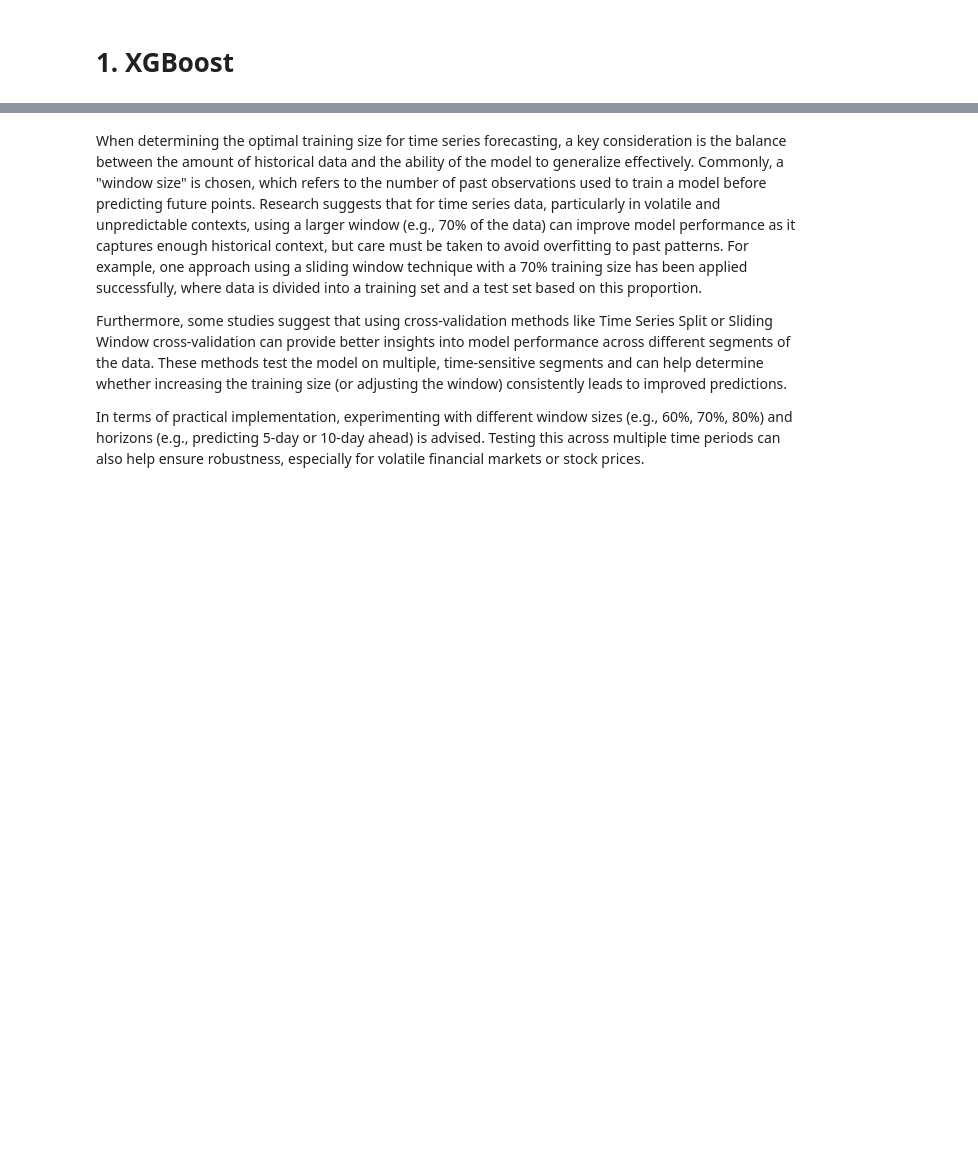
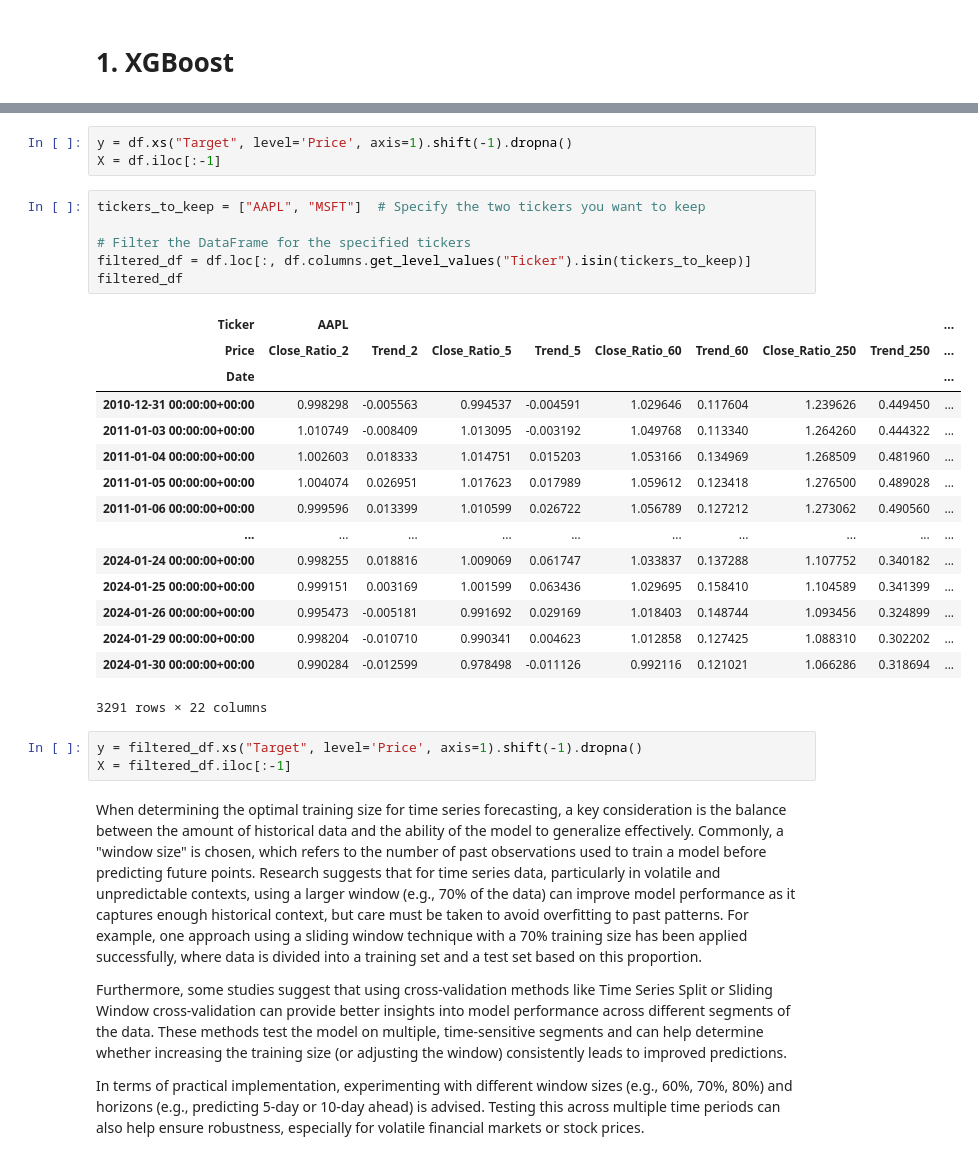
Before and after one commit to PsuperX/stocks-prediction-labia, a Jupyter notebook: notebooks/pred_not_deep.ipynb, the cells around one changed output, grey strips where cells are left out. Drawn from its saved outputs; the diff is of its cells as text; blank space fills up the shorter version.

Commit message:
test on 2 tickers, because time

```diff
--- a/notebooks/pred_not_deep.ipynb
+++ b/notebooks/pred_not_deep.ipynb
@@ -28,3 +30,31 @@ df.xs("HAL", level='Ticker', axis=1)
+# %%
+y = df.xs("Target", level='Price', axis=1).shift(-1).dropna()
+X = df.iloc[:-1]
+# %%
+tickers_to_keep = ["AAPL", "MSFT"]  # Specify the two tickers you want to keep
+
+# Filter the DataFrame for the specified tickers
+filtered_df = df.loc[:, df.columns.get_level_values("Ticker").isin(tickers_to_keep)]
+filtered_df
+# %% [output]
+| Ticker | AAPL |  |  |  |  |  |  |  | ... |
+| Price | Close_Ratio_2 | Trend_2 | Close_Ratio_5 | Trend_5 | Close_Ratio_60 | Trend_60 | Close_Ratio_250 | Trend_250 | ... |
+| Date |  |  |  |  |  |  |  |  | ... |
+| 2010-12-31 00:00:00+00:00 | 0.998298 | -0.005563 | 0.994537 | -0.004591 | 1.029646 | 0.117604 | 1.239626 | 0.449450 | ... |
+| 2011-01-03 00:00:00+00:00 | 1.010749 | -0.008409 | 1.013095 | -0.003192 | 1.049768 | 0.113340 | 1.264260 | 0.444322 | ... |
+| 2011-01-04 00:00:00+00:00 | 1.002603 | 0.018333 | 1.014751 | 0.015203 | 1.053166 | 0.134969 | 1.268509 | 0.481960 | ... |
+| 2011-01-05 00:00:00+00:00 | 1.004074 | 0.026951 | 1.017623 | 0.017989 | 1.059612 | 0.123418 | 1.276500 | 0.489028 | ... |
+| 2011-01-06 00:00:00+00:00 | 0.999596 | 0.013399 | 1.010599 | 0.026722 | 1.056789 | 0.127212 | 1.273062 | 0.490560 | ... |
+| ... | ... | ... | ... | ... | ... | ... | ... | ... | ... |
+| 2024-01-24 00:00:00+00:00 | 0.998255 | 0.018816 | 1.009069 | 0.061747 | 1.033837 | 0.137288 | 1.107752 | 0.340182 | ... |
+| 2024-01-25 00:00:00+00:00 | 0.999151 | 0.003169 | 1.001599 | 0.063436 | 1.029695 | 0.158410 | 1.104589 | 0.341399 | ... |
+| 2024-01-26 00:00:00+00:00 | 0.995473 | -0.005181 | 0.991692 | 0.029169 | 1.018403 | 0.148744 | 1.093456 | 0.324899 | ... |
+| 2024-01-29 00:00:00+00:00 | 0.998204 | -0.010710 | 0.990341 | 0.004623 | 1.012858 | 0.127425 | 1.088310 | 0.302202 | ... |
+| 2024-01-30 00:00:00+00:00 | 0.990284 | -0.012599 | 0.978498 | -0.011126 | 0.992116 | 0.121021 | 1.066286 | 0.318694 | ... |
+3291 rows × 22 columns
+# %%
+y = filtered_df.xs("Target", level='Price', axis=1).shift(-1).dropna()
+X = filtered_df.iloc[:-1]
 # %% [markdown]
 When determining the optimal training size for time series forecasting, a key consideration is the balance between the amount of historical data and the ability of the model to generalize effectively. Commonly, a "window size" is chosen, which refers to the number of past observations used to train a model before predicting future points. Research suggests that for time series data, particularly in volatile and unpredictable contexts, using a larger window (e.g., 70% of the data) can improve model performance as it captures enough historical context, but care must be taken to avoid overfitting to past patterns. For example, one approach using a sliding window technique with a 70% training size has been applied successfully, where data is divided into a training set and a test set based on this proportion.
 
```
Also changed, not shown: parts of 6 cells of this notebook.
